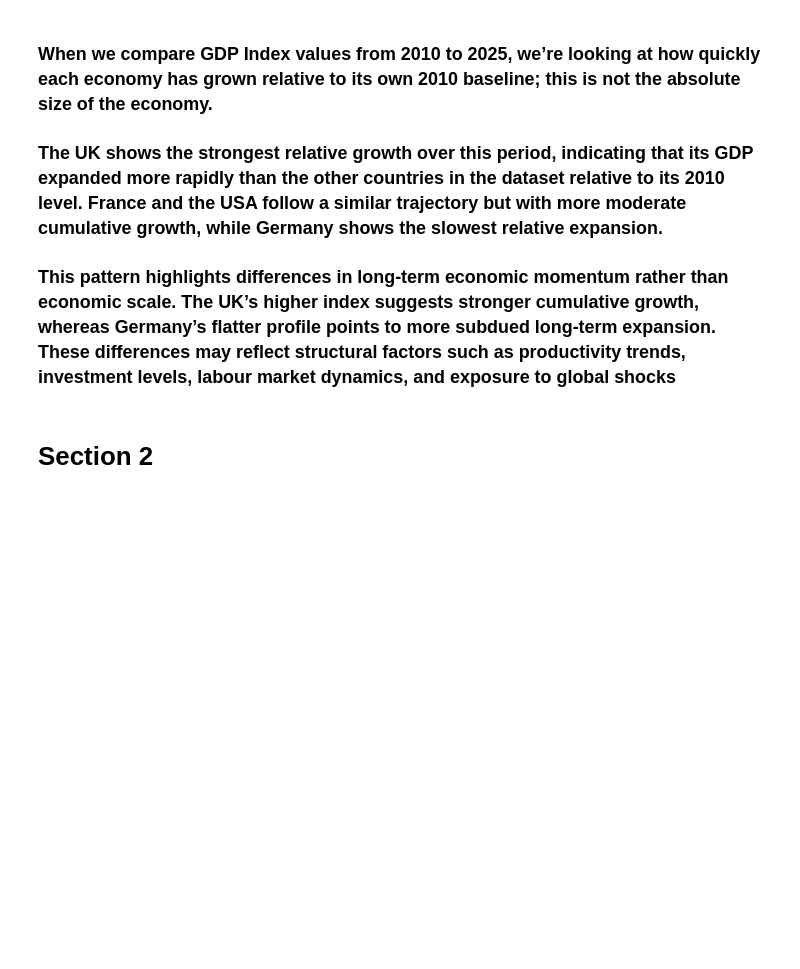
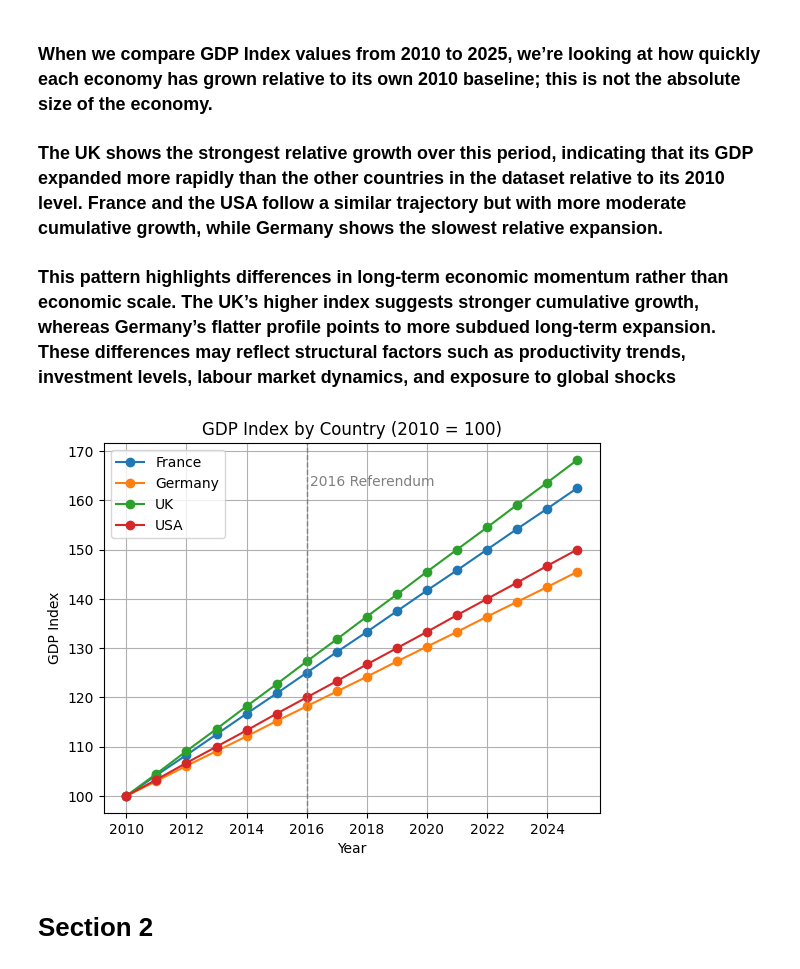
Before and after one commit to Ray99-cpu/Macro_Analysis, a Jupyter notebook: jupyter_notebooks/macro_econ_analysis.ipynb, the cells around one changed output. Cells and saved outputs as stored; diff of their text form; code cells hidden in the pictures; blank space fills up the shorter version.

Commit message:
Add plot showing changes to UK GDP after referendum.

```diff
--- a/jupyter_notebooks/macro_econ_analysis.ipynb
+++ b/jupyter_notebooks/macro_econ_analysis.ipynb
@@ -108,6 +108,25 @@ plt.show()
 ### The UK shows the strongest relative growth over this period, indicating that its GDP expanded more rapidly than the other countries in the dataset relative to its 2010 level. France and the USA follow a similar trajectory but with more moderate cumulative growth, while Germany shows the slowest relative expansion.
 
 ### This pattern highlights differences in long‑term economic momentum rather than economic scale. The UK’s higher index suggests stronger cumulative growth, whereas Germany’s flatter profile points to more subdued long‑term expansion. These differences may reflect structural factors such as productivity trends, investment levels, labour market dynamics, and exposure to global shocks
+# %%
+countries = macro_data['Country'].unique()
+
+for c in countries:
+    subset = macro_data[macro_data['Country'] == c]
+    plt.plot(subset['Year'], subset['GDP_Index'], marker='o', label=c)
+
+# Add a vertical line at 2016 to mark the divergence point
+plt.axvline(x=2016, color='grey', linestyle='--', linewidth=1)
+plt.text(2016 + 0.1, plt.ylim()[1] * 0.95, "2016 Referendum", color='grey')
+
+plt.title("GDP Index by Country (2010 = 100)")
+plt.xlabel("Year")
+plt.ylabel("GDP Index")
+plt.legend()
+plt.grid(True)
+plt.show()
+# %% [output]
+[figure, added]
 # %% [markdown]
 # Section 2
 # %% [markdown]
```
